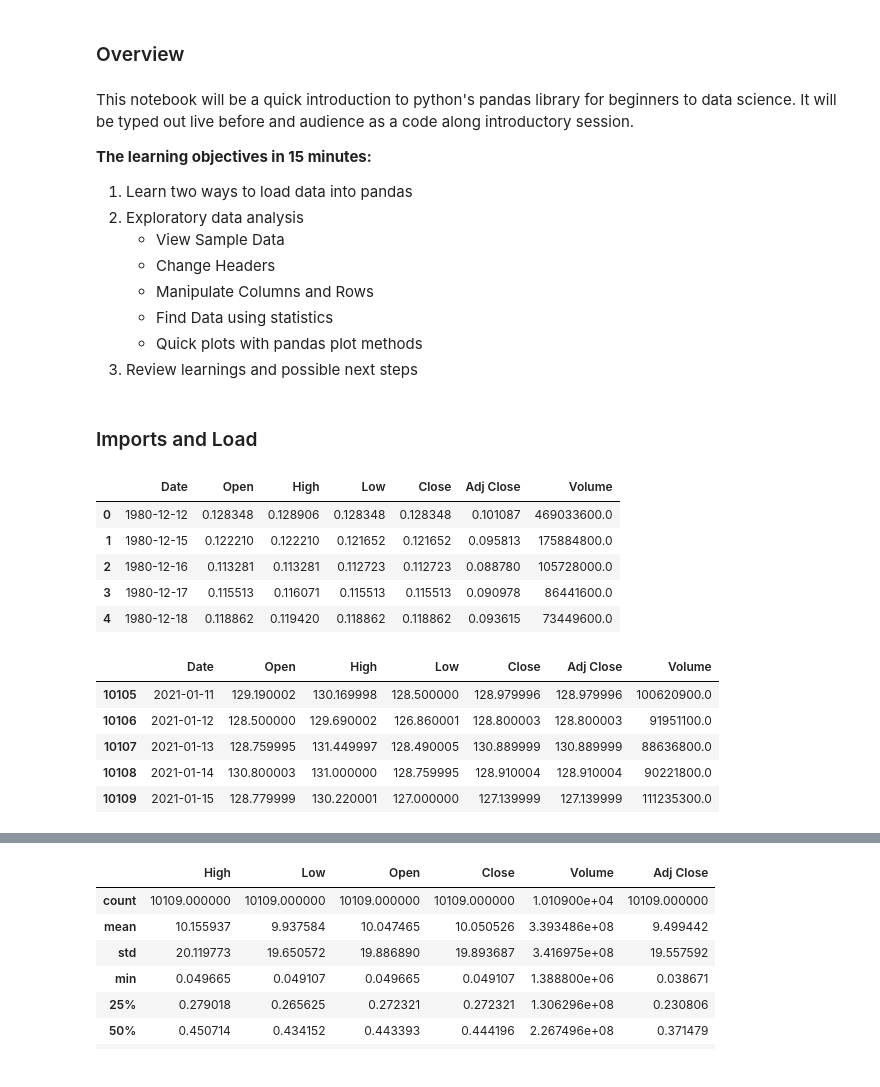
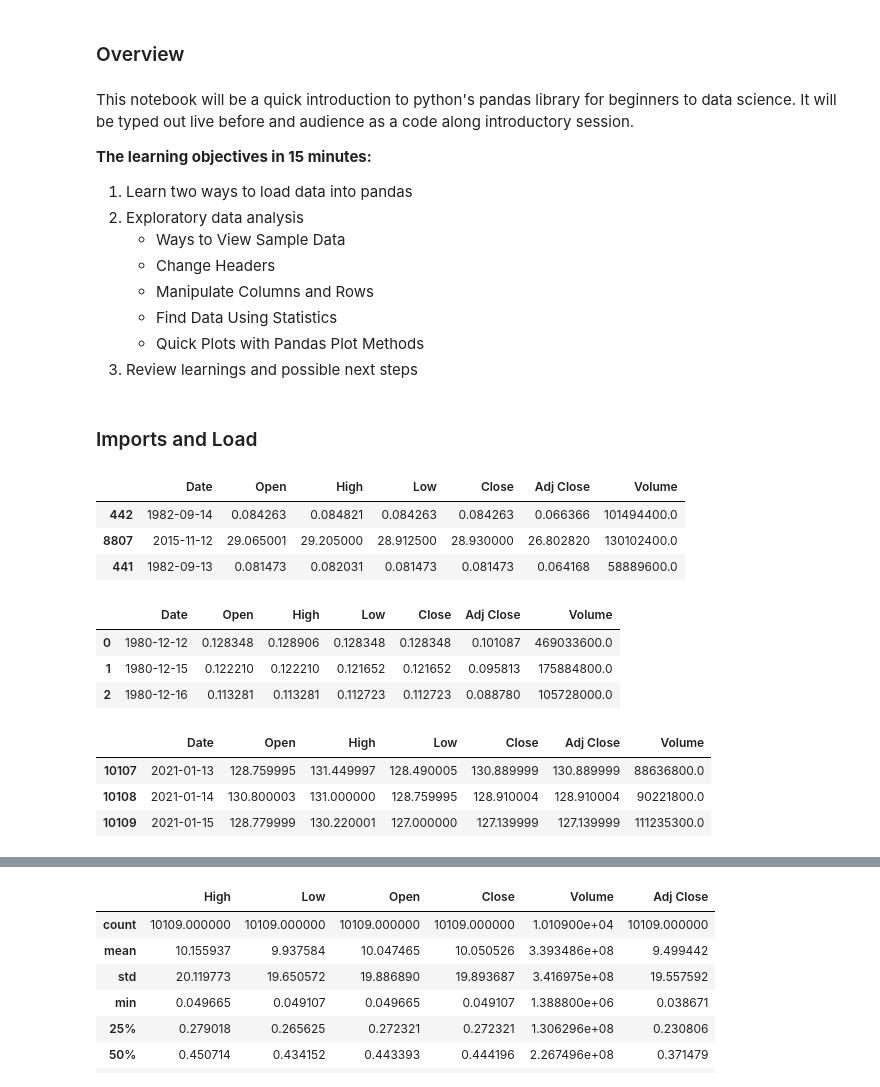
Before and after one commit to yuchild/tech_stocks_with_pandas, a Jupyter notebook: eda.ipynb, the cells around one changed output, grey strips where cells are left out. Saved outputs shown, nothing was run; the diff lists cells and outputs as text; code cells hidden in the pictures.

```diff
--- a/eda.ipynb
+++ b/eda.ipynb
@@ -7,11 +7,11 @@ It will be typed out live before and audience as a code along introductory sessi
 <b>The learning objectives in 15 minutes:</b>
 1. Learn two ways to load data into pandas
 2. Exploratory data analysis
-    - View Sample Data
+    - Ways to View Sample Data
     - Change Headers
     - Manipulate Columns and Rows
-    - Find Data using statistics
-    - Quick plots with pandas plot methods
+    - Find Data Using Statistics
+    - Quick Plots with Pandas Plot Methods
 3. Review learnings and possible next steps
 # %% [markdown]
 ### Imports and Load
@@ -23,21 +23,24 @@ plt.style.use('fivethirtyeight')
 
 # Method 1: Download csv from https://finance.yahoo.com/quote/AAPL/history?p=AAPL
 aapl_sheet = pd.read_csv('./data/AAPL.csv')
+# %%
+aapl_sheet.sample(3)
+# %% [output]
+|  | Date | Open | High | Low | Close | Adj Close | Volume |
+| 442 | 1982-09-14 | 0.084263 | 0.084821 | 0.084263 | 0.084263 | 0.066366 | 101494400.0 |
+| 8807 | 2015-11-12 | 29.065001 | 29.205000 | 28.912500 | 28.930000 | 26.802820 | 130102400.0 |
+| 441 | 1982-09-13 | 0.081473 | 0.082031 | 0.081473 | 0.081473 | 0.064168 | 58889600.0 |
 # %%
-aapl_sheet.head(5)
+aapl_sheet.head(3)
 # %% [output]
 |  | Date | Open | High | Low | Close | Adj Close | Volume |
 | 0 | 1980-12-12 | 0.128348 | 0.128906 | 0.128348 | 0.128348 | 0.101087 | 469033600.0 |
 | 1 | 1980-12-15 | 0.122210 | 0.122210 | 0.121652 | 0.121652 | 0.095813 | 175884800.0 |
 | 2 | 1980-12-16 | 0.113281 | 0.113281 | 0.112723 | 0.112723 | 0.088780 | 105728000.0 |
-| 3 | 1980-12-17 | 0.115513 | 0.116071 | 0.115513 | 0.115513 | 0.090978 | 86441600.0 |
-| 4 | 1980-12-18 | 0.118862 | 0.119420 | 0.118862 | 0.118862 | 0.093615 | 73449600.0 |
 # %%
-aapl_sheet.tail(5)
+aapl_sheet.tail(3)
 # %% [output]
 |  | Date | Open | High | Low | Close | Adj Close | Volume |
-| 10105 | 2021-01-11 | 129.190002 | 130.169998 | 128.500000 | 128.979996 | 128.979996 | 100620900.0 |
-| 10106 | 2021-01-12 | 128.500000 | 129.690002 | 126.860001 | 128.800003 | 128.800003 | 91951100.0 |
 | 10107 | 2021-01-13 | 128.759995 | 131.449997 | 128.490005 | 130.889999 | 130.889999 | 88636800.0 |
 | 10108 | 2021-01-14 | 130.800003 | 131.000000 | 128.759995 | 128.910004 | 128.910004 | 90221800.0 |
 | 10109 | 2021-01-15 | 128.779999 | 130.220001 | 127.000000 | 127.139999 | 127.139999 | 111235300.0 |
```
Also changed, not shown: parts of 14 cells of this notebook.
